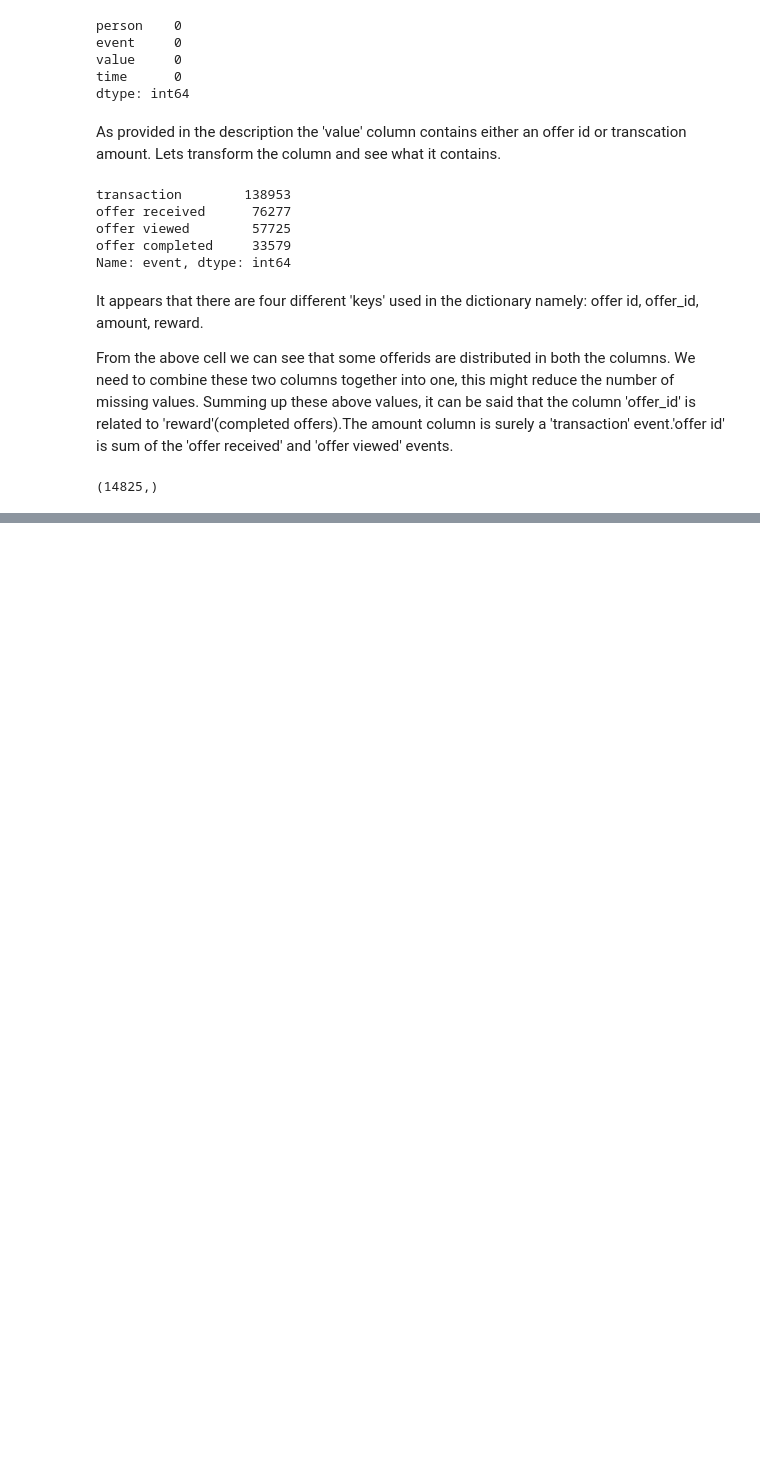
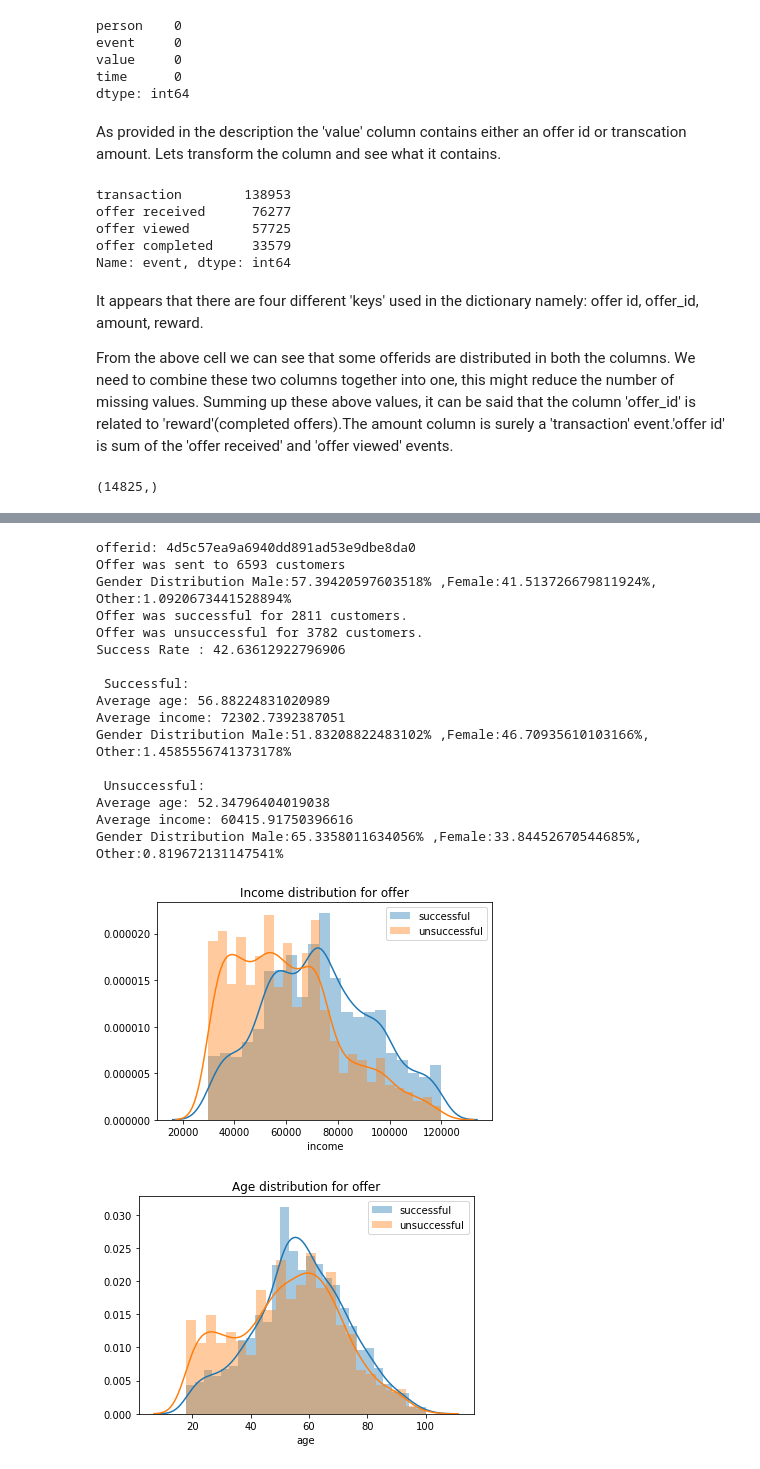
Before and after one commit to addu1/DS_NANO, a Jupyter notebook: starbuckcapstone/Starbucks_Capstone_notebook.ipynb, the cells around one changed output, grey strips where cells are left out. Saved outputs shown, nothing was run; the diff lists cells and outputs as text; code cells hidden in the pictures; blank space fills up the shorter version.

```diff
--- a/starbuckcapstone/Starbucks_Capstone_notebook.ipynb
+++ b/starbuckcapstone/Starbucks_Capstone_notebook.ipynb
@@ -385,0 +564,21 @@ offers.head()
+# %%
+gen_eda(1, clean_portfolio, offer_final_data)
+# %% [output]
+offerid: 4d5c57ea9a6940dd891ad53e9dbe8da0
+Offer was sent to 6593 customers
+Gender Distribution Male:57.39420597603518% ,Female:41.513726679811924%, Other:1.0920673441528894%
+Offer was successful for 2811 customers.
+Offer was unsuccessful for 3782 customers.
+Success Rate : 42.63612922796906
+
+ Successful:
+Average age: 56.88224831020989
+Average income: 72302.7392387051
+Gender Distribution Male:51.83208822483102% ,Female:46.70935610103166%, Other:1.4585556741373178%
+
+ Unsuccessful:
+Average age: 52.34796404019038
+Average income: 60415.91750396616
+Gender Distribution Male:65.3358011634056% ,Female:33.84452670544685%, Other:0.819672131147541%
+[figure, added]
+[figure, added]
```
Also changed, not shown: parts of 36 cells of this notebook.
